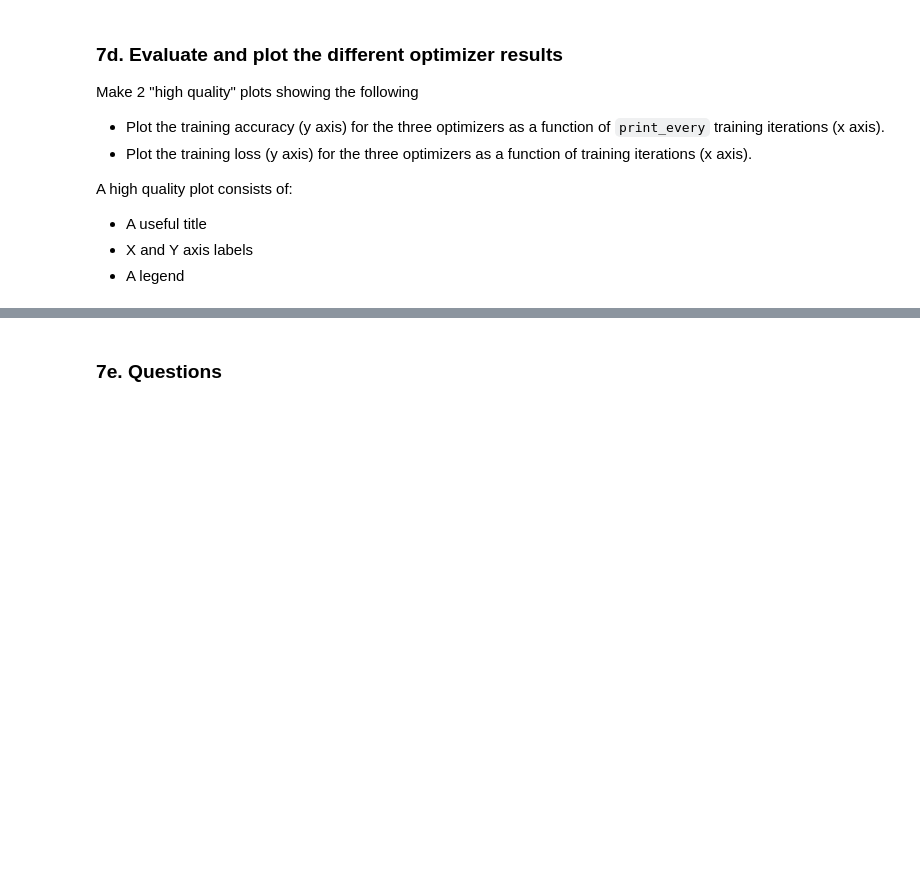
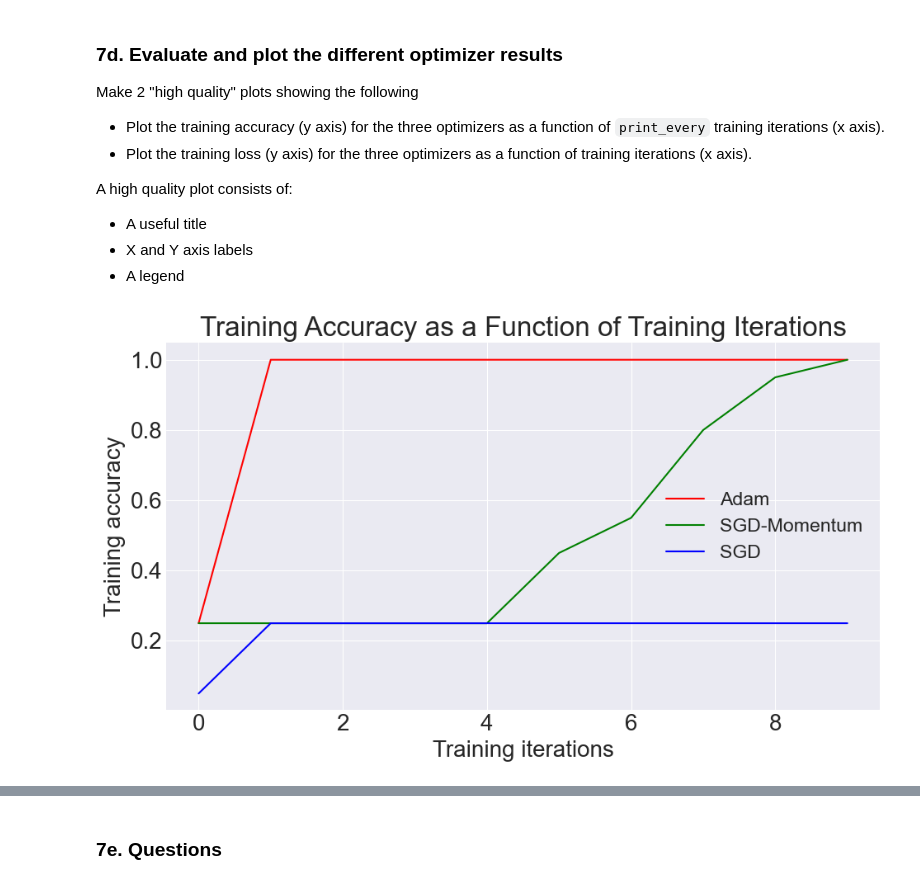
Before and after one commit to sampolz/Neural-Networks, a Jupyter notebook: Project 3/optimize_and_train_cnn.ipynb, the cells around one changed output, grey strips where cells are left out. Cells and saved outputs as stored; diff of their text form; code cells hidden in the pictures; blank space fills up the shorter version.

```diff
--- a/Project 3/optimize_and_train_cnn.ipynb
+++ b/Project 3/optimize_and_train_cnn.ipynb
@@ -207,7 +207,7 @@ If you don't want to wait for STL-10 to download from the internet and resize, c
 load_stl10_dataset.purge_cached_dataset()
 # preprocess and create splits
 x_train, y_train, x_test, y_test, x_val, y_val, x_dev, y_dev = preprocess_data.load_stl10(
-    n_train_samps=4578, n_test_samps=400, n_valid_samps=2, n_dev_samps=20)
+    n_train_samps=4578, n_test_samps=400, n_valid_samps=2, n_dev_samps=20, scale_fact=6)
 
 print ('Train data shape: ', x_train.shape)
 print ('Train labels shape: ', y_train.shape)
@@ -289,0 +338,18 @@ Finished Iter 10/blah. Loss: some_number
+# %%
+# SGD
+SGD_net = ConvNet4(
+    input_shape=(3, 16, 16),
+    wt_scale=1e-2,
+    verbose=True)
+
+SGD_net.compile(optimizer_name='sgd', lr=1e-2)
+
+loss_hist_sgd, train_acc_sgd, val_acc_sgd = SGD_net.fit(
+    x_train=x_dev,
+    y_train=y_dev,
+    x_validate=x_val,
+    y_validate=y_val,
+    mini_batch_sz=50,
+    n_epochs=100,
+    print_every=10
+)
@@ -305,0 +380,13 @@ A high quality plot consists of:
+# %%
+plt.figure(figsize=(10, 6))
+plt.plot(train_acc_adam, label='Adam', color='red')
+plt.plot(train_acc_sgdm, label='SGD-Momentum', color='green')
+plt.plot(train_acc_sgd, label='SGD', color='blue')
+plt.xlabel('Training iterations')
+plt.ylabel('Training Accuracy')
+plt.title('Training Accuracy as a Function of Training Iterations')
+plt.legend(fontsize = 'small', loc = 7)
+plt.tight_layout()
+plt.show()
+# %% [output]
+[figure, added]
```
Also changed, not shown: parts of 14 cells of this notebook, 4 other files.
